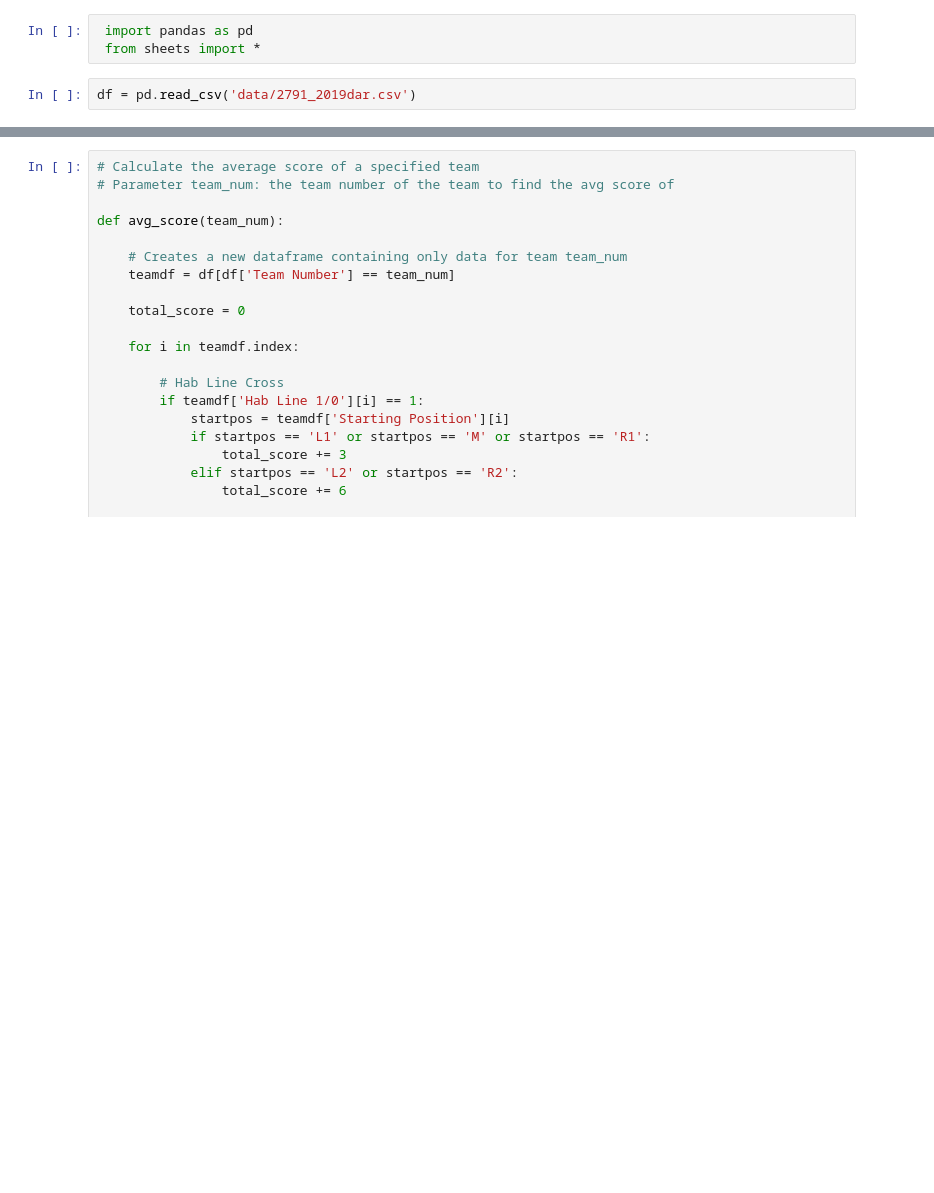
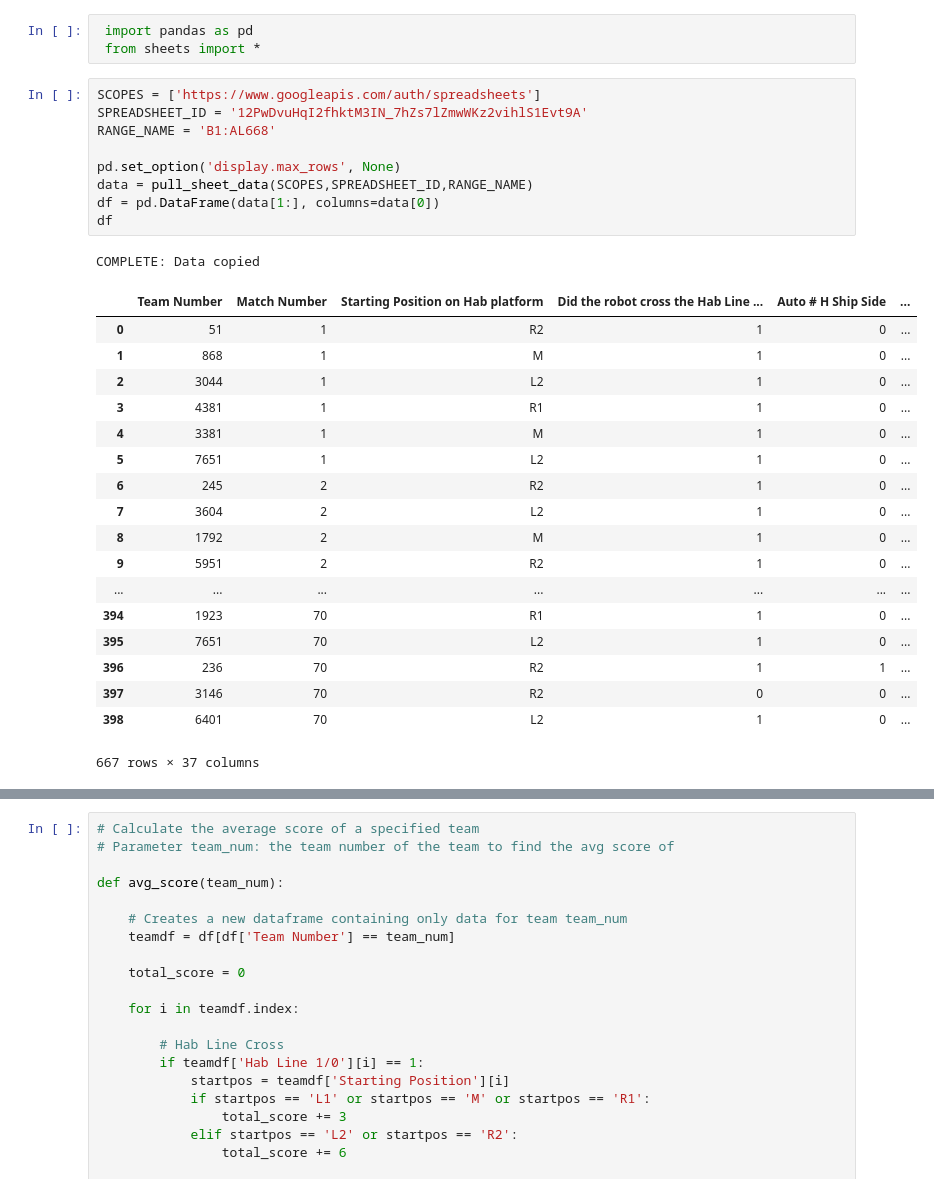
Before and after one commit to kevinjl321/frc-scouting, a Jupyter notebook: main.ipynb, the cells around one changed output, grey strips where cells are left out. Cells and saved outputs as stored; diff of their text form; blank space fills up the shorter version.

Commit message:
setup gsheets as dataframe

```diff
--- a/main.ipynb
+++ b/main.ipynb
@@ -1,8 +1,35 @@
 # %%
  import pandas as pd
  from sheets import *
-# %%
-df = pd.read_csv('data/2791_2019dar.csv')
+# %%
+SCOPES = ['https://www.googleapis.com/auth/spreadsheets']
+SPREADSHEET_ID = '12PwDvuHqI2fhktM3IN_7hZs7lZmwWKz2vihlS1Evt9A'
+RANGE_NAME = 'B1:AL668'
+
+pd.set_option('display.max_rows', None)
+data = pull_sheet_data(SCOPES,SPREADSHEET_ID,RANGE_NAME)
+df = pd.DataFrame(data[1:], columns=data[0])
+df
+# %% [output]
+COMPLETE: Data copied
+|  | Team Number | Match Number | Starting Position on Hab platform | Did the robot cross the Hab Line ... | Auto # H Ship Side | ... |
+| 0 | 51 | 1 | R2 | 1 | 0 | ... |
+| 1 | 868 | 1 | M | 1 | 0 | ... |
+| 2 | 3044 | 1 | L2 | 1 | 0 | ... |
+| 3 | 4381 | 1 | R1 | 1 | 0 | ... |
+| 4 | 3381 | 1 | M | 1 | 0 | ... |
+| 5 | 7651 | 1 | L2 | 1 | 0 | ... |
+| 6 | 245 | 2 | R2 | 1 | 0 | ... |
+| 7 | 3604 | 2 | L2 | 1 | 0 | ... |
+| 8 | 1792 | 2 | M | 1 | 0 | ... |
+| 9 | 5951 | 2 | R2 | 1 | 0 | ... |
+| ... | ... | ... | ... | ... | ... | ... |
+| 394 | 1923 | 70 | R1 | 1 | 0 | ... |
+| 395 | 7651 | 70 | L2 | 1 | 0 | ... |
+| 396 | 236 | 70 | R2 | 1 | 1 | ... |
+| 397 | 3146 | 70 | R2 | 0 | 0 | ... |
+| 398 | 6401 | 70 | L2 | 1 | 0 | ... |
+667 rows × 37 columns
 # %%
 # Display a list of available teams
 team_nums = df['Team Number']
```
Also changed, not shown: parts of 2 cells of this notebook, 1 other file.
